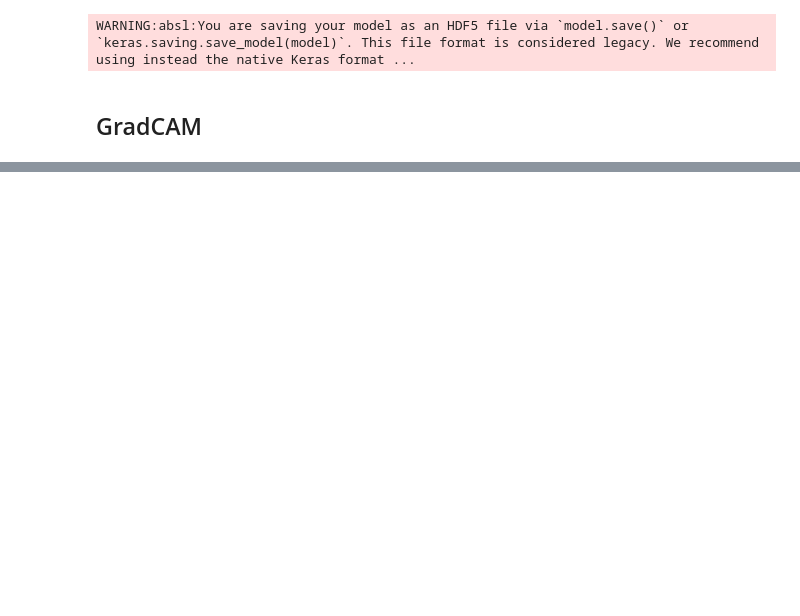
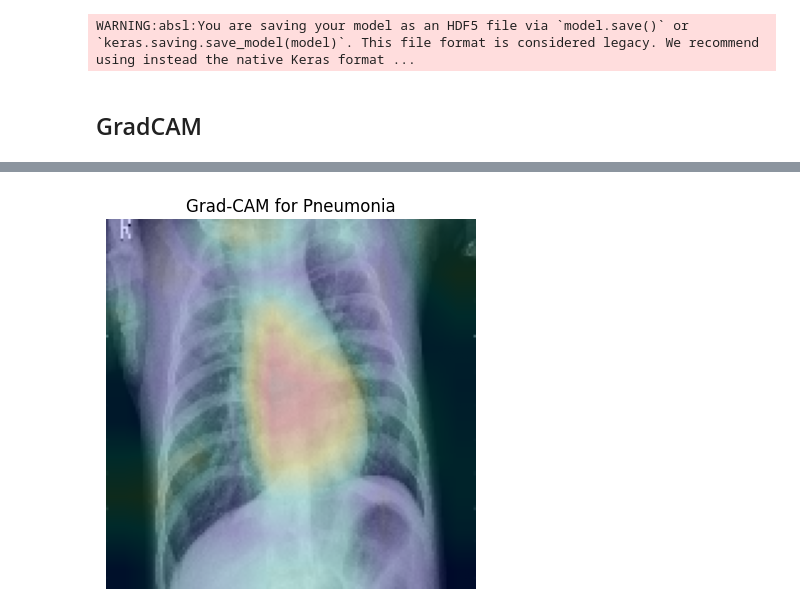
Before and after one commit to AKButani/ML4H_Project2, a Jupyter notebook: Part2.ipynb, the cells around one changed output, grey strips where cells are left out. Drawn from its saved outputs; the diff is of its cells as text; code cells hidden in the pictures; blank space fills up the shorter version.

```diff
--- a/Part2.ipynb
+++ b/Part2.ipynb
@@ -464,0 +480,8 @@ Predicted class: [0.5589921]
+# %%
+img, orig_gray = preprocess_image(os.path.join('chest_xray', 'test', 'PNEUMONIA', 'person1662_virus_2875.jpeg'))
+pred = model.predict(img)
+print(f"Predicted class: {pred[0]}")
+cam = compute_gradcam(model, img, last_conv_layer)
+orig_rgb = np.stack([orig_gray]*3, axis=-1)
+display_gradcam(cam, orig_rgb, title="Grad-CAM for Pneumonia")
+# %% [output]
@@ -464,0 +491 @@ Predicted class: [0.5589921]
+[figure, added]
```
Also changed, not shown: parts of 21 cells of this notebook, 1 other file.
